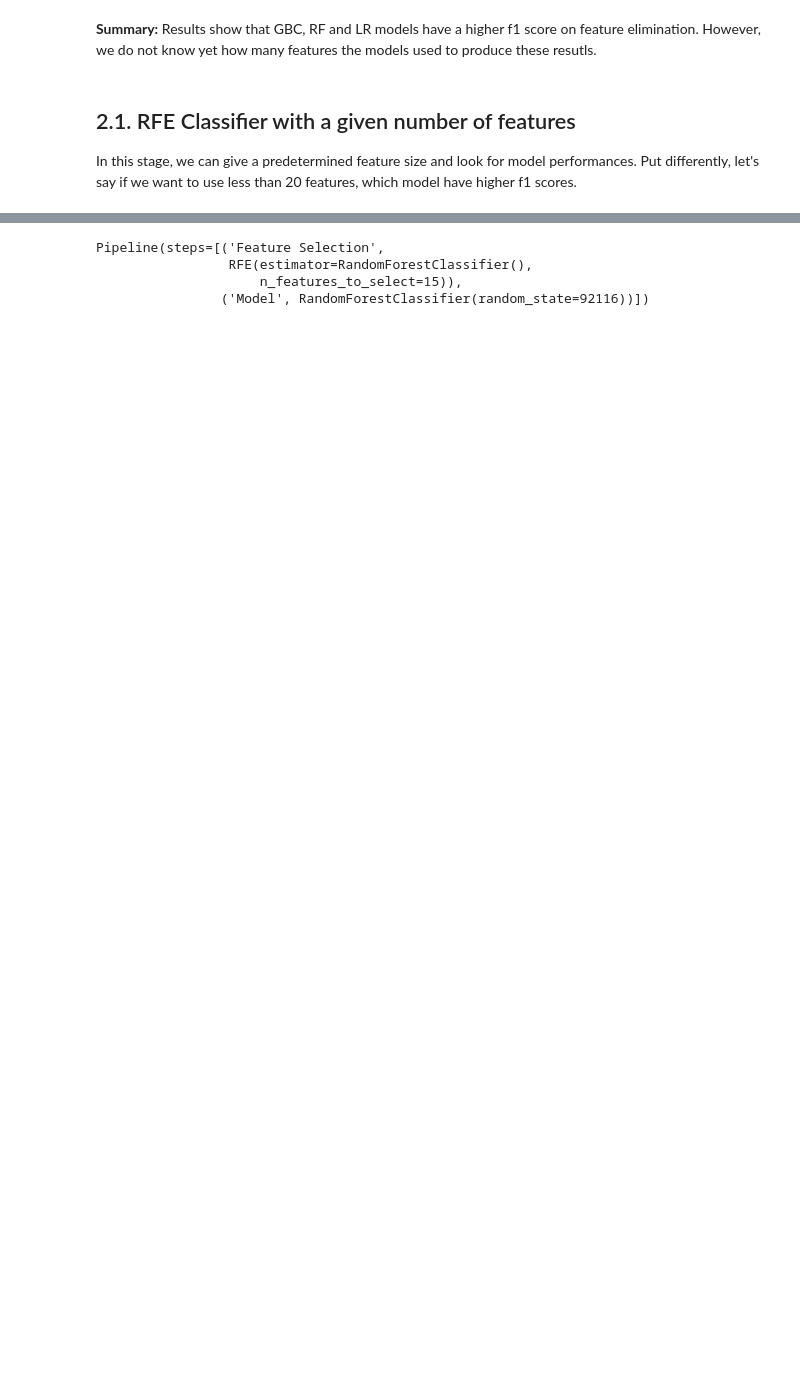
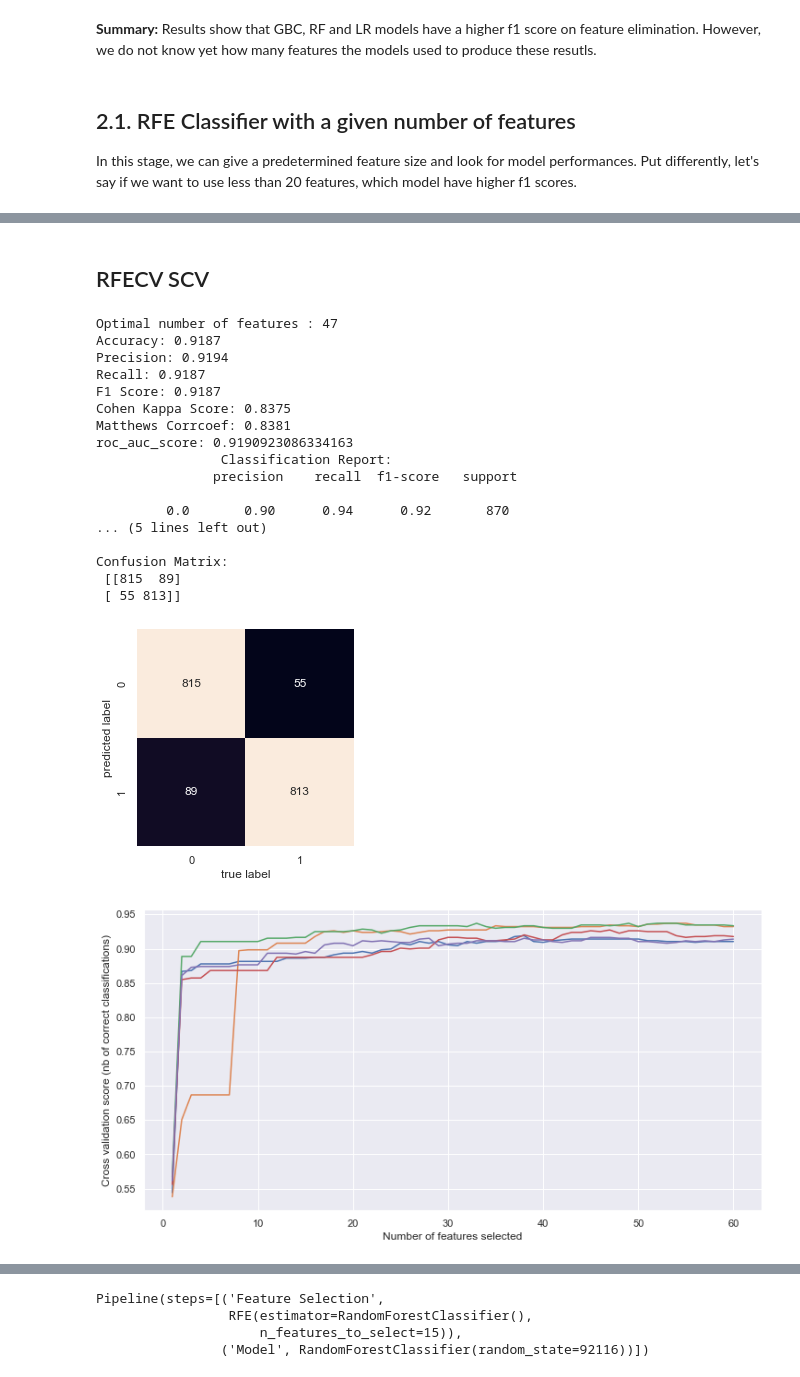
Before and after one commit to ali-unlu/predicting-drug-use, a Jupyter notebook: Final stage for feature selection.ipynb, the cells around one changed output, grey strips where cells are left out. Drawn from its saved outputs; the diff is of its cells as text; code cells hidden in the pictures; blank space fills up the shorter version.

```diff
--- a/Final stage for feature selection.ipynb
+++ b/Final stage for feature selection.ipynb
@@ -365,0 +366,34 @@ Confusion Matrix:
+# %% [markdown]
+## RFECV SCV
+# %%
+from sklearn.svm import SVC
+
+estimator =  SVC(kernel="linear", C=50)
+model = SVC(kernel="linear", C= 50)
+
+# crosvalidation
+n_split = 5
+n_repeat = 5
+
+
+feature_selection(X_train_std, X_test_std, y_train, y_test, model, estimator,  n_split, n_repeat)
+# %% [output]
+Optimal number of features : 47
+Accuracy: 0.9187
+Precision: 0.9194
+Recall: 0.9187
+F1 Score: 0.9187
+Cohen Kappa Score: 0.8375
+Matthews Corrcoef: 0.8381
+roc_auc_score: 0.9190923086334163
+                Classification Report:
+               precision    recall  f1-score   support
+
+         0.0       0.90      0.94      0.92       870
+... (5 lines left out)
+
+Confusion Matrix:
+ [[815  89]
+ [ 55 813]]
+[figure, added]
+[figure, added]
```
Also changed, not shown: parts of 32 cells of this notebook, 2 other files.
